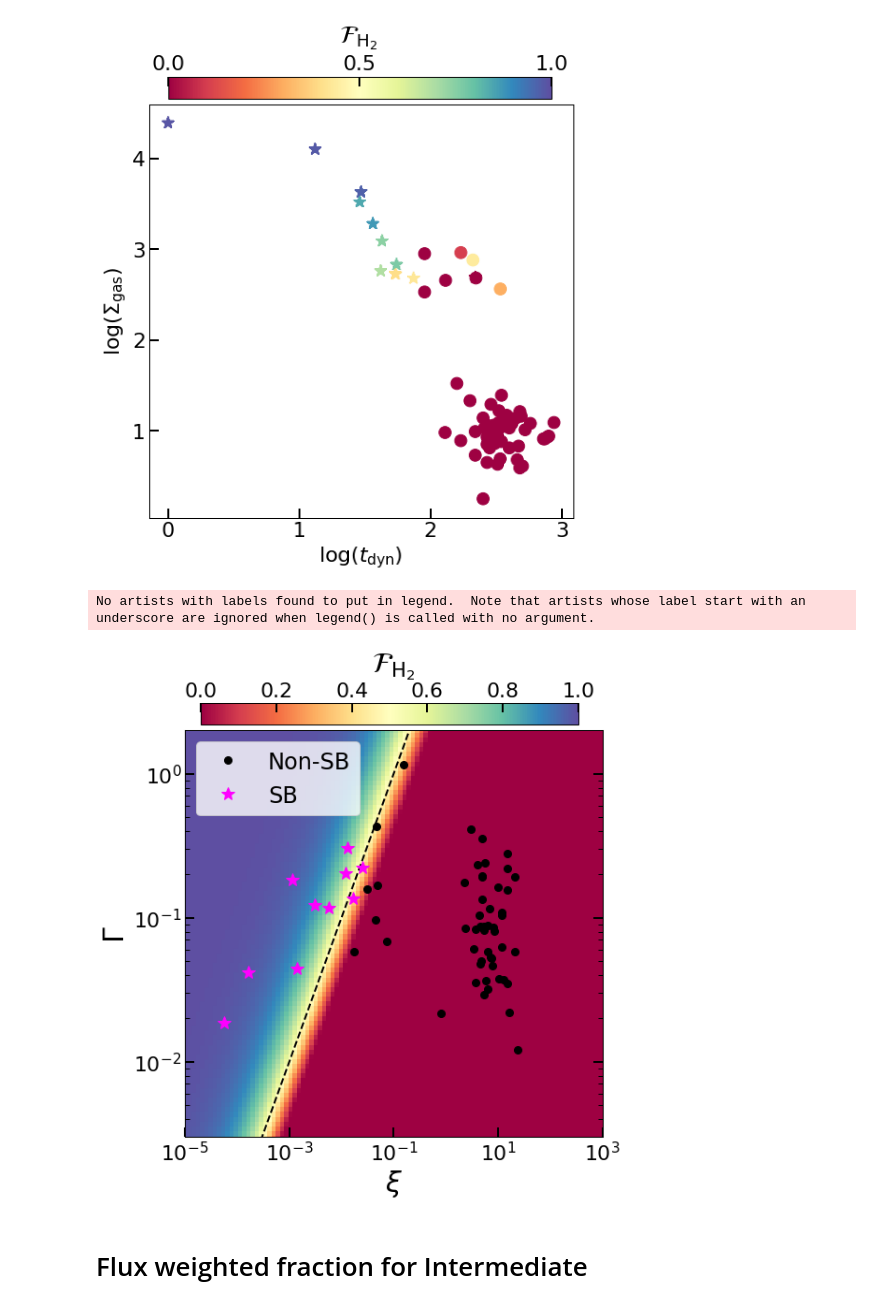
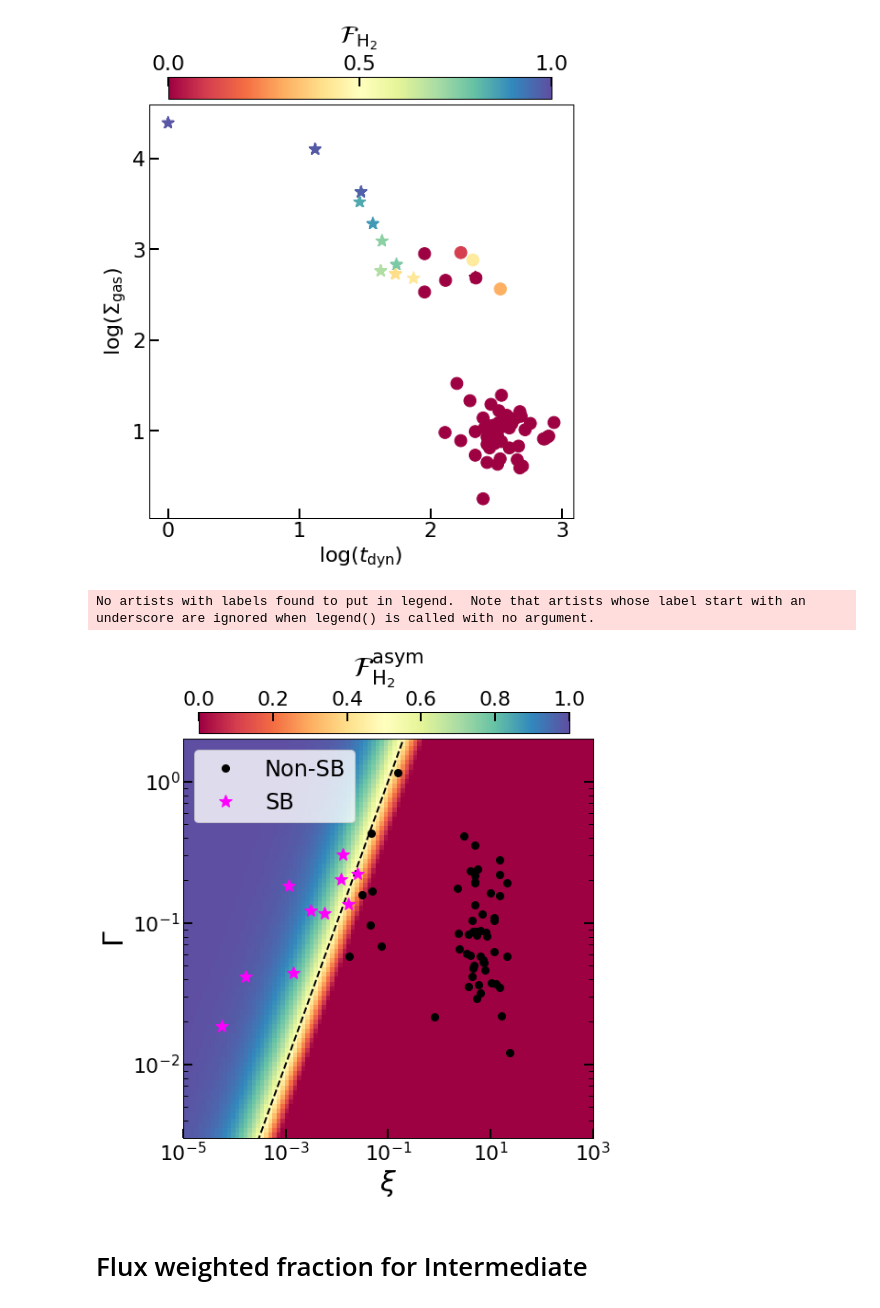
Before and after one commit to aditivijayan/photodissociation, a Jupyter notebook: notebooks/collate_data_from_different_sources.ipynb, the cells around one changed output. Drawn from its saved outputs; the diff is of its cells as text; code cells hidden in the pictures.

```diff
--- a/notebooks/collate_data_from_different_sources.ipynb
+++ b/notebooks/collate_data_from_different_sources.ipynb
@@ -133,3 +162,26 @@ np.amax(gamma_data_genzel),np.amin(gamma_data_genzel),np.amax(xi_data_genzel),np
  0.018529167563143205,
  0.07268553308526017,
  5.613360292468564e-05)
+# %%
+name_genzel = [
+
+'Q2343-MD59 ',
+'SMMJ02399-0136'  ,
+'SMMJ09431+4700  ',
+'SMMJ105141+5719',
+'SMMJ123549+6215',
+'SMMJ123634+6212',
+'SMMJ123707+6214',
+'SMMJ131201+4242',
+'SMMJ131232+4239',
+'SMMJ163650+4057',
+'SMMJ163658+4105'  ]
+# %%
+i=0
+for galtype, sfr, siggas, torb, rad, gam, xi in zip(galtype_genzel, np.asarray(log_sigSFR_genzel), np.asarray(log_siggas_genzel), np.asarray(torb_genzel1)/Myr, (rad_genzel/kpc),  np.log10(np.asarray(gamma_data_genzel)), np.log10(np.asarray(xi_data_genzel))):
+    if(galtype!='Starburst'):
+        tyype = 'Non-SB'
+    else:
+        tyype = 'SB'
+    print( name_genzel[i] + ' & ' + tyype + ' & ' '%.2f'%(sfr) +' & ' '%.2f'%(siggas) +' & ' '%.1f'%(torb) +' & ' '%.1f'%(rad) +' & ' '%.2f'%(gam) +' & ' '%.2f'%(xi) + ' \\' + '\\')
+    i+=1
@@ -136,7 +200,7 @@ np.amax(gamma_data_genzel),np.amin(gamma_data_genzel),np.amax(xi_data_genzel),np
 # %% [markdown]
 # Kennicutt Data-- taken from Kennicutt98 and Krumholz+12, distances from simbad
 # %%
-file = '/Users/aditivijayan/Projects/PhotoIonization/Data/krumholz_kennit_gal_data.txt'
+file = '/Users/aditivijayan/Projects/PhotoDissociation/Data/krumholz_kennit_gal_data.txt'
 name_kenni = np.loadtxt(file, usecols=0)
 rad_kenni = np.loadtxt(file, usecols=3)*kpc
 log_sigmagas_kenni = np.loadtxt(file, usecols=4)
@@ -160,0 +239,9 @@ np.amax(gamma_data_kenni),np.amin(gamma_data_kenni),np.amax(xi_data_kenni),np.am
+# %%
+i=0
+for galtype, sfr, siggas, torb, rad, gam, xi in zip(gal_type_kenni, np.asarray(log_sigmaSFR_kenni), np.asarray(log_sigmagas_kenni), np.asarray(torb_kenni)/Myr, (rad_kenni/kpc),  np.log10(np.asarray(gamma_data_kenni)), np.log10(np.asarray(xi_data_kenni))):
+    if(galtype!='Starburst'):
+        tyype = 'Non-SB'
+    else:
+        tyype = 'SB'
+    print('NGC%d'%name_kenni[i] + ' & ' + tyype + ' & ' + '%.2f'%(sfr) +' & ' '%.2f'%(siggas) +' & ' '%.1f'%(torb) +' & ' '%.3f'%(rad) +' & ' '%.2f'%(gam) +' & ' '%.2f'%(xi) + ' \\' + '\\')
+    i+=1
@@ -353,6 +460,7 @@ plt.savefig(save_fig, bbox_inches='tight', dpi=160)
 # %% [output]
 [figure]
 # %%
+# plt.style.use('dark_background')
 fig, ax = plt.subplots(1, 1, gridspec_kw = {'wspace':0.01, 'hspace':0.00},figsize=(8,8))
 
 cbarx    = 0.155
@@ -369,41 +477,41 @@ plot = ax.pcolormesh(xi_arr, Gamma, np.transpose(FH2_flux),\
 cax = fig.add_axes([cbarx, cbary, cblen, cbheight])
 fig.colorbar(plot, cax=cax, orientation='horizontal', ticks=(0.0, 0.2, 0.4, 0.6, 0.8, 1.))
 cax.xaxis.set_ticks_position('top')
-cax.set_title(r" $\mathcal{F}_{\rm H_2}$", fontsize=30)
+cax.set_title(r" $\mathcal{F}_{\rm H_2}^{\mathrm{asym}}$", fontsize=30)
 ax.set_xlim(1.e-5, 1.e3)
 ax.set_ylim(3.e-3, 2.)
 ax.set_yscale('log')
 ax.set_xscale('log')
 ax.set_ylabel(r'$\Gamma$', fontsize=30)
 ax.set_xlabel(r'$\xi$', fontsize=30)
 ax.tick_params(axis='y', which='both', labelleft=True, right=True, left=True)
 
 
 
 slope = 1.
 yy =  (np.log10(xi_arr) * slope + 1.)
 ax.plot(xi_arr, 10.**yy, color='black', ls='--', lw=2.)
 ax.legend(loc='lower right', fontsize="30")
 
 
 ax.plot(xi_data_kenni, gamma_data_kenni, 'o', color='black', markersize=8)
 ax.plot(xi_data_daddi, gamma_data_daddi, 'o', color='black', markersize=8)
 for i in range(len(galtype_genzel)):
     if(galtype_genzel[i]=='Starburst'):
         if(i==1):
             ax.plot(xi_data_genzel[i], gamma_data_genzel[i], '*', color='magenta', markersize=14, label='SB')
         else:
             ax.plot(xi_data_genzel[i], gamma_data_genzel[i], '*', color='magenta', markersize=14)
     else:
         ax.plot(xi_data_genzel[i], gamma_data_genzel[i], 'o', color='black', markersize=8, label='Non-SB')
 
 
 ax.legend(loc='upper left', fontsize="24")
-file_name = os.path.join(fig_path, 'gamma_xi_gals.jpeg')
-# plt.savefig(file_name, bbox_inches='tight', dpi=160 )
+file_name = os.path.join(fig_path, 'gamma_xi_gals_.jpeg')
+plt.savefig(file_name, bbox_inches='tight', dpi=160 )
 # %% [output]
 No artists with labels found to put in legend.  Note that artists whose label start with an underscore are ignored when legend() is called with no argument.
-[figure, old version]
+[figure, new version]
 # %% [markdown]
 # Flux weighted fraction for Intermediate
 # %%
```
Also changed, not shown: parts of 21 cells of this notebook, 10 other files.
